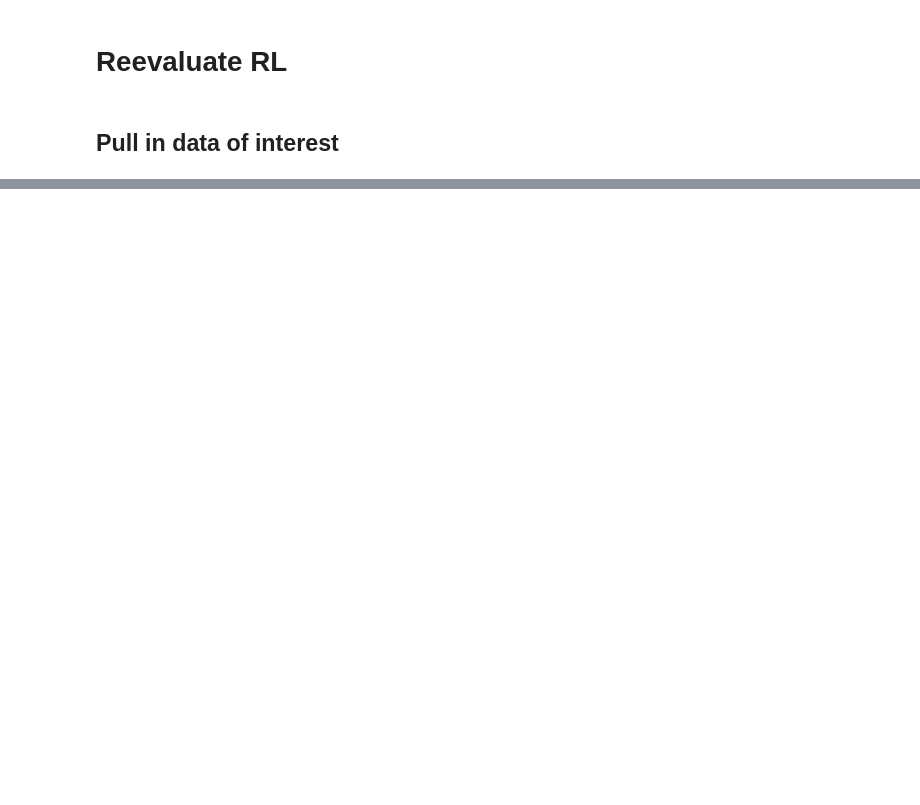
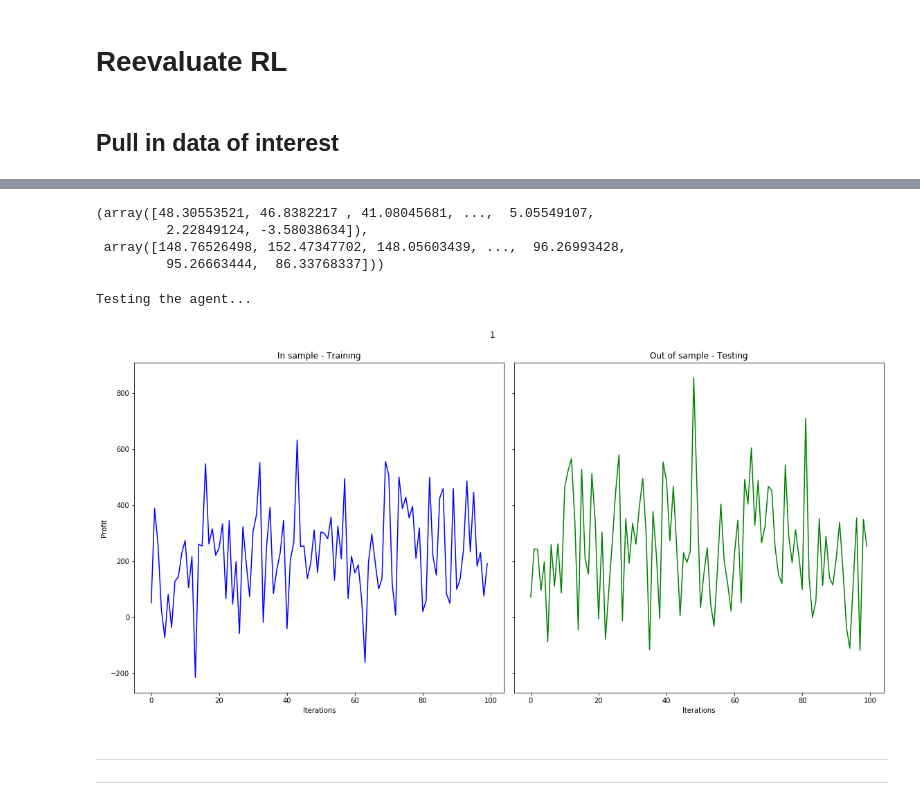
Before and after one commit to athon-millane/ccxt-explorer, a Jupyter notebook: notebooks/rl.ipynb, the cells around one changed output, grey strips where cells are left out. Cells and saved outputs as stored; diff of their text form; code cells hidden in the pictures; blank space fills up the shorter version.

```diff
--- a/notebooks/rl.ipynb
+++ b/notebooks/rl.ipynb
@@ -104,0 +159,4 @@ plot_trajectory(results)
+# %%
+# Experiment I
+experiment = '1'
+train_agent(nsdgp, single_realisation=True, real_spread=True)
@@ -104,0 +174,54 @@ plot_trajectory(results)
+# %%
+nsdgp.generateDGP()
+# %% [output]
+(array([48.30553521, 46.8382217 , 41.08045681, ...,  5.05549107,
+         2.22849124, -3.58038634]),
+ array([148.76526498, 152.47347702, 148.05603439, ...,  96.26993428,
+         95.26663444,  86.33768337]))
+# %%
+def test_agent(dgp, experiment, real_spread=True):
+    """
+    Load agent from saved model, and evaluate from NUM test iterations, with a new realisation each time.
+    """
+    model = '../models/agent_{}.pkl'.format(experiment.split(':')[0].replace(' ', '_').lower())
+    with open(model, 'rb') as f:
+        agent,training_pnls = pkl.load(f)
+
+    in_samplePnLs  = []; out_samplePnLs = []; agent.epsilon  = 0.  # We don't want to explore at test time
+
+    # 3. test the agent on a series of stationary trajectories, show that it generalizes
+    print("Testing the agent...")
+    for j in tqdm(range(NUM_TEST_ITERATIONS)):
+        x_test, y_test = dgp.generateDGP(N)                    # generate new artificial test data from the same process
+        out_samplePnL,_ = run_simulation(x_test, y_test, agent, False, real_spread)
+        out_samplePnLs.append(out_samplePnL)                    # append results
+
+    return training_pnls, out_samplePnLs
+
+training_pnls, out_samplePnLs = test_agent(nsdgp, experiment=experiment)
+# %% [output]
+Testing the agent...
+# %%
+def plot_results(training_pnls, test_pnls, title, savefig=True):
+    """
+    Plot training and test profit and loss.
+    """
+    fig, (ax1, ax2) = plt.subplots(1, 2, sharex=True, sharey=True, figsize = (16,8))
+
+    _=ax1.plot(training_pnls, color='blue');    ax1.set_title("In sample - Training");
+    ax1.set_xlabel("Iterations");               ax1.set_ylabel("Profit")
+    _=ax2.plot(test_pnls, color='green');       ax2.set_title("Out of sample - Testing");
+    ax2.set_xlabel("Iterations");
+
+    fig.suptitle(title);
+    fig.tight_layout(); fig.subplots_adjust(top=0.9);
+
+    if savefig:
+        fig.savefig('../figures/' + title.replace(' ', '_').lower() + '.png')
+
+plot_results([t[0] for t in training_pnls], out_samplePnLs, title=experiment)
+# %% [output]
+[figure, added]
+# %% [markdown]
+---
+---
```
Also changed, not shown: parts of 13 cells of this notebook, 38 other files.
